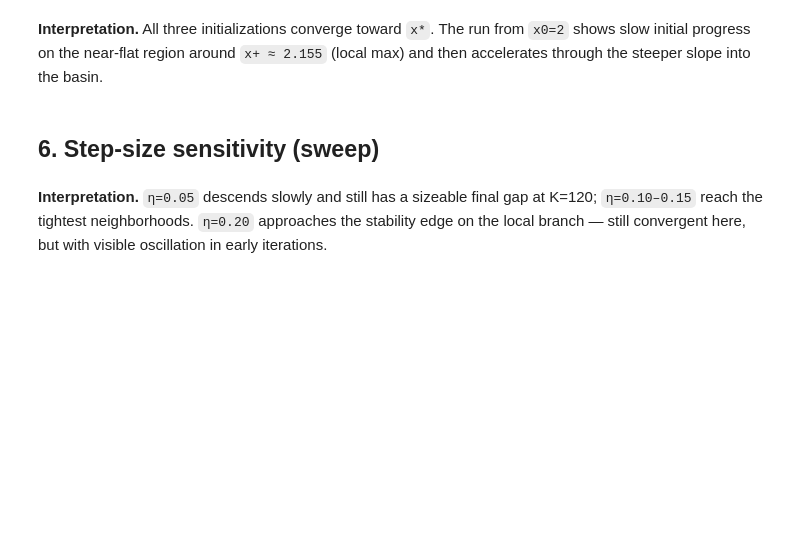
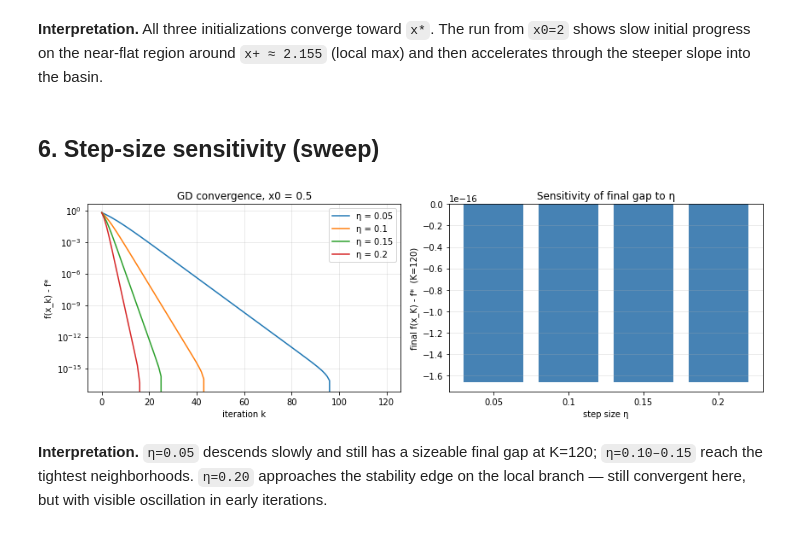
Before and after one commit to fgatti01/tae-capstones, a Jupyter notebook: week1_gd/notebooks/capstone.ipynb, the cells around one changed output. Saved outputs shown, nothing was run; the diff lists cells and outputs as text; code cells hidden in the pictures; blank space fills up the shorter version.

```diff
--- a/week1_gd/notebooks/capstone.ipynb
+++ b/week1_gd/notebooks/capstone.ipynb
@@ -138,28 +155,30 @@ then accelerates through the steeper slope into the basin.
 # %%
 etas = [0.05, 0.10, 0.15, 0.20]
 x0_sweep = 0.5
 
 fig, axes = plt.subplots(1, 2, figsize=(12, 4))
 
 # Left: loss curves per step size
 for eta in etas:
     traj = gradient_descent(x0_sweep, eta, N_ITER)
     axes[0].plot(f(traj) - F_STAR, label=f"η = {eta}")
 axes[0].set_yscale("log")
 axes[0].set_xlabel("iteration k"); axes[0].set_ylabel("f(x_k) - f*")
 axes[0].set_title(f"GD convergence, x0 = {x0_sweep}")
 axes[0].legend(); axes[0].grid(alpha=0.3, which="both")
 
 # Right: final gap bar chart
-final_gaps = [float(f(np.array([gradient_descent(x0_sweep, eta, N_ITER)[-1]])) - F_STAR) for eta in etas]
+final_gaps = [(f(np.array([gradient_descent(x0_sweep, eta, N_ITER)[-1]])) - F_STAR).item() for eta in etas]
 axes[1].bar([str(e) for e in etas], final_gaps, color="steelblue")
 axes[1].set_xlabel("step size η"); axes[1].set_ylabel(f"final f(x_K) - f*  (K={N_ITER})")
 axes[1].set_title("Sensitivity of final gap to η")
 axes[1].grid(axis="y", alpha=0.3)
 
 fig.tight_layout()
 fig.savefig(ASSETS / "03_step_size_sensitivity.png", dpi=150)
 plt.show()
+# %% [output]
+[figure, added]
 # %% [markdown]
 **Interpretation.** `η=0.05` descends slowly and still has a sizeable final gap at K=120;
 `η=0.10–0.15` reach the tightest neighborhoods. `η=0.20` approaches the stability edge on the
```
Also changed, not shown: parts of 7 cells of this notebook, 1 other file.
